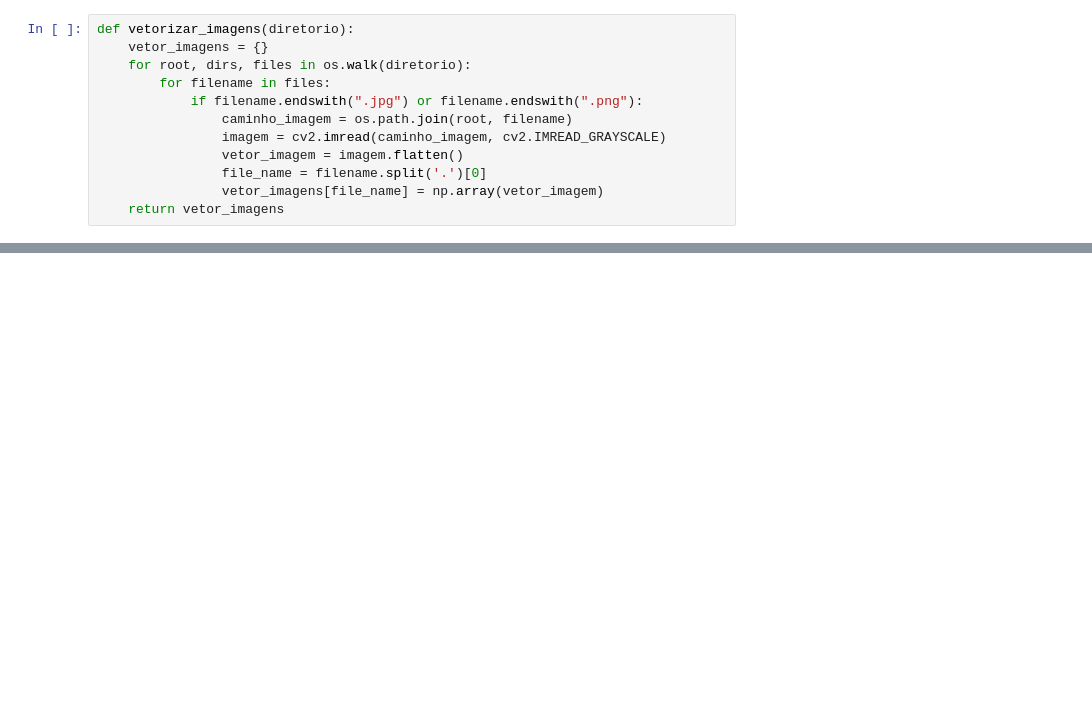
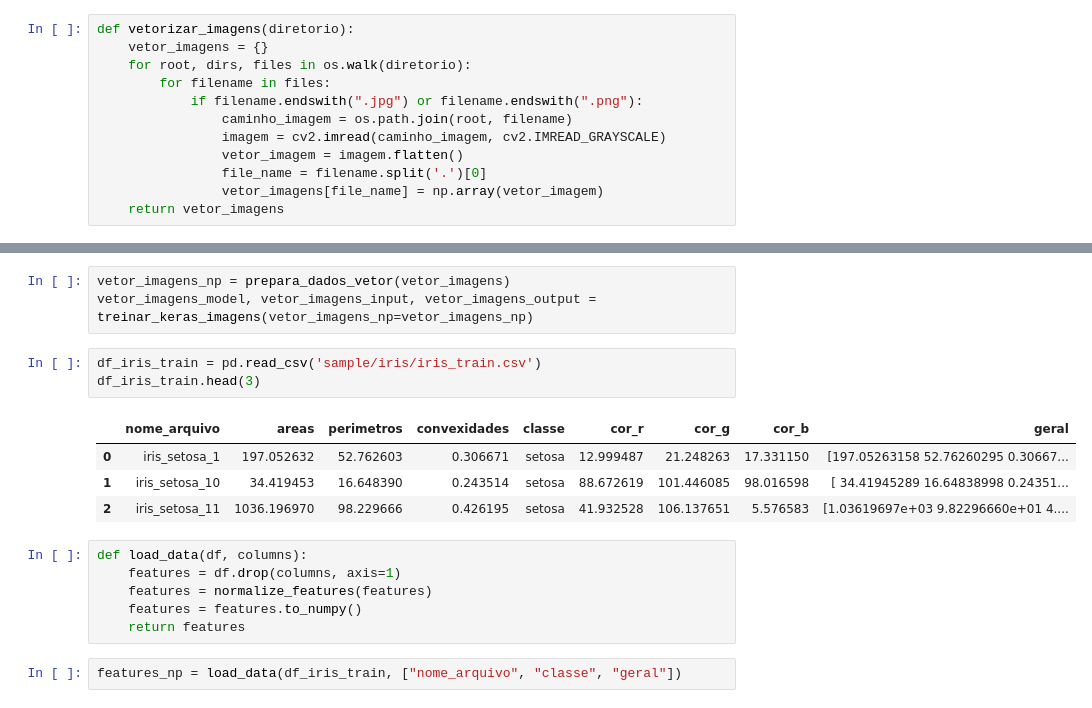
Before and after one commit to deiveleal/multi_modal_machine_learning, a Jupyter notebook: HelloWorld/MultiModalAlgorithm.ipynb, the cells around one changed output, grey strips where cells are left out. Cells and saved outputs as stored; diff of their text form; blank space fills up the shorter version.

```diff
--- a/HelloWorld/MultiModalAlgorithm.ipynb
+++ b/HelloWorld/MultiModalAlgorithm.ipynb
@@ -435,0 +72,19 @@ audio = tf.keras.utils.audio_dataset_from_directory(
+# %%
+vetor_imagens_np = prepara_dados_vetor(vetor_imagens)
+vetor_imagens_model, vetor_imagens_input, vetor_imagens_output = treinar_keras_imagens(vetor_imagens_np=vetor_imagens_np)
+# %%
+df_iris_train = pd.read_csv('sample/iris/iris_train.csv')
+df_iris_train.head(3)
+# %% [output]
+|  | nome_arquivo | areas | perimetros | convexidades | classe | cor_r | cor_g | cor_b | geral |
+| 0 | iris_setosa_1 | 197.052632 | 52.762603 | 0.306671 | setosa | 12.999487 | 21.248263 | 17.331150 | [197.05263158 52.76260295 0.30667... |
+| 1 | iris_setosa_10 | 34.419453 | 16.648390 | 0.243514 | setosa | 88.672619 | 101.446085 | 98.016598 | [ 34.41945289 16.64838998 0.24351... |
+| 2 | iris_setosa_11 | 1036.196970 | 98.229666 | 0.426195 | setosa | 41.932528 | 106.137651 | 5.576583 | [1.03619697e+03 9.82296660e+01 4.... |
+# %%
+def load_data(df, columns):
+    features = df.drop(columns, axis=1)
+    features = normalize_features(features)
+    features = features.to_numpy()
+    return features
+# %%
+features_np = load_data(df_iris_train, ["nome_arquivo", "classe", "geral"])
```
Also changed, not shown: parts of 49 cells of this notebook, 2 other files.
